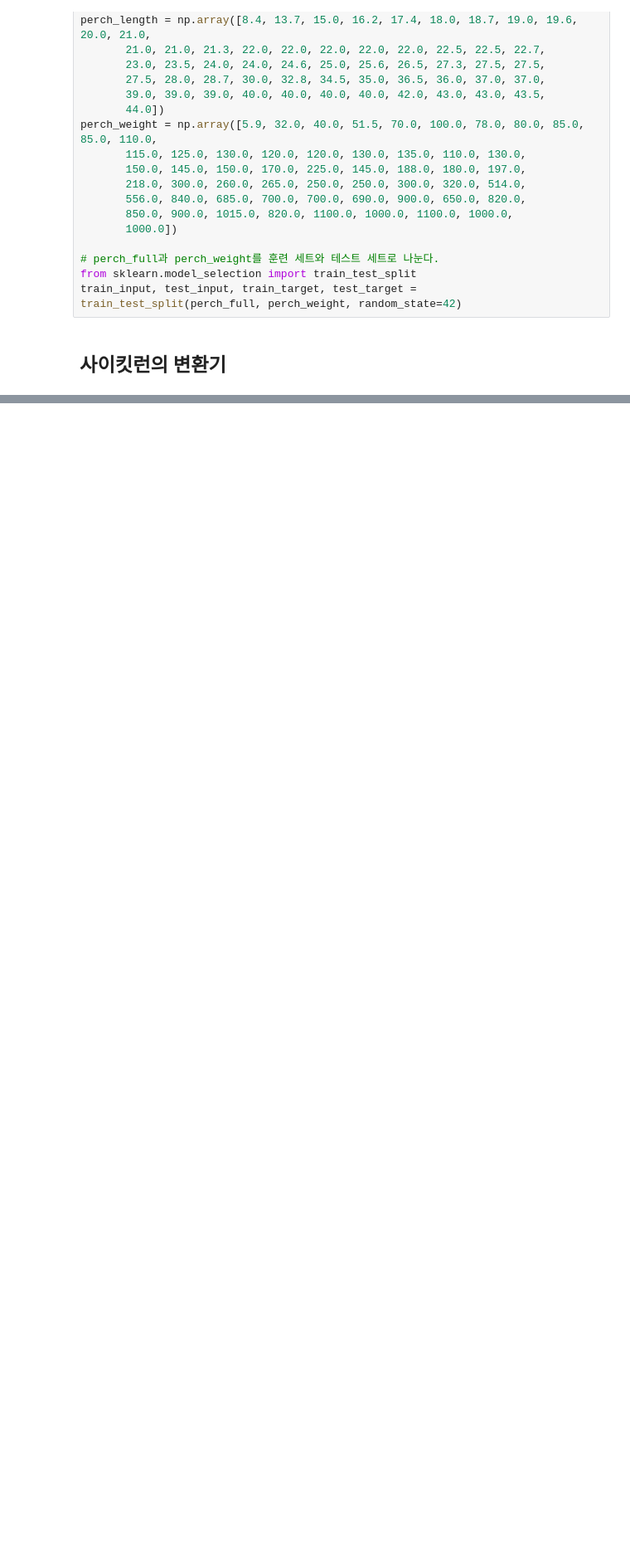
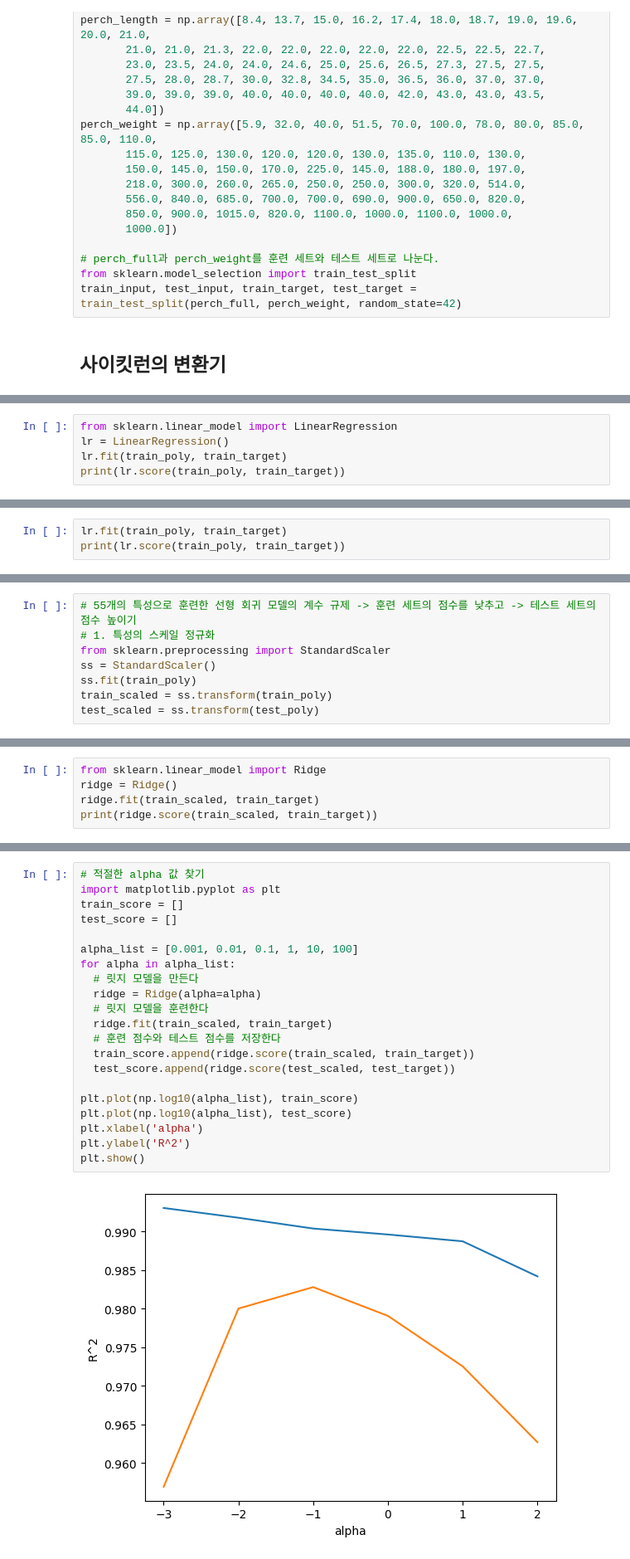
Before and after one commit to Sangyeonglee353/ai-hongong, a Jupyter notebook: Chapter_03_회귀_알고리즘과_모델_규제.ipynb, the cells around one changed output, grey strips where cells are left out. Shown: that part at 83% size. Drawn from its saved outputs; the diff is of its cells as text; blank space fills up the shorter version.

```diff
--- a/Chapter_03_회귀_알고리즘과_모델_규제.ipynb
+++ b/Chapter_03_회귀_알고리즘과_모델_규제.ipynb
@@ -386,0 +399,5 @@ print(train_ploy.shape)
+# %%
+from sklearn.linear_model import LinearRegression
+lr = LinearRegression()
+lr.fit(train_poly, train_target)
+print(lr.score(train_poly, train_target))
@@ -386,0 +422,3 @@ print(train_ploy.shape)
+# %%
+lr.fit(train_poly, train_target)
+print(lr.score(train_poly, train_target))
@@ -386,0 +437,8 @@ print(train_ploy.shape)
+# %%
+# 55개의 특성으로 훈련한 선형 회귀 모델의 계수 규제 -> 훈련 세트의 점수를 낮추고 -> 테스트 세트의 점수 높이기
+# 1. 특성의 스케일 정규화
+from sklearn.preprocessing import StandardScaler
+ss = StandardScaler()
+ss.fit(train_poly)
+train_scaled = ss.transform(train_poly)
+test_scaled = ss.transform(test_poly)
@@ -386,0 +447,5 @@ print(train_ploy.shape)
+# %%
+from sklearn.linear_model import Ridge
+ridge = Ridge()
+ridge.fit(train_scaled, train_target)
+print(ridge.score(train_scaled, train_target))
@@ -386,0 +458,23 @@ print(train_ploy.shape)
+# %%
+# 적절한 alpha 값 찾기
+import matplotlib.pyplot as plt
+train_score = []
+test_score = []
+
+alpha_list = [0.001, 0.01, 0.1, 1, 10, 100]
+for alpha in alpha_list:
+  # 릿지 모델을 만든다
+  ridge = Ridge(alpha=alpha)
+  # 릿지 모델을 훈련한다
+  ridge.fit(train_scaled, train_target)
+  # 훈련 점수와 테스트 점수를 저장한다
+  train_score.append(ridge.score(train_scaled, train_target))
+  test_score.append(ridge.score(test_scaled, test_target))
+
+plt.plot(np.log10(alpha_list), train_score)
+plt.plot(np.log10(alpha_list), test_score)
+plt.xlabel('alpha')
+plt.ylabel('R^2')
+plt.show()
+# %% [output]
+[figure, added]
```
Also changed, not shown: parts of 23 cells of this notebook.
